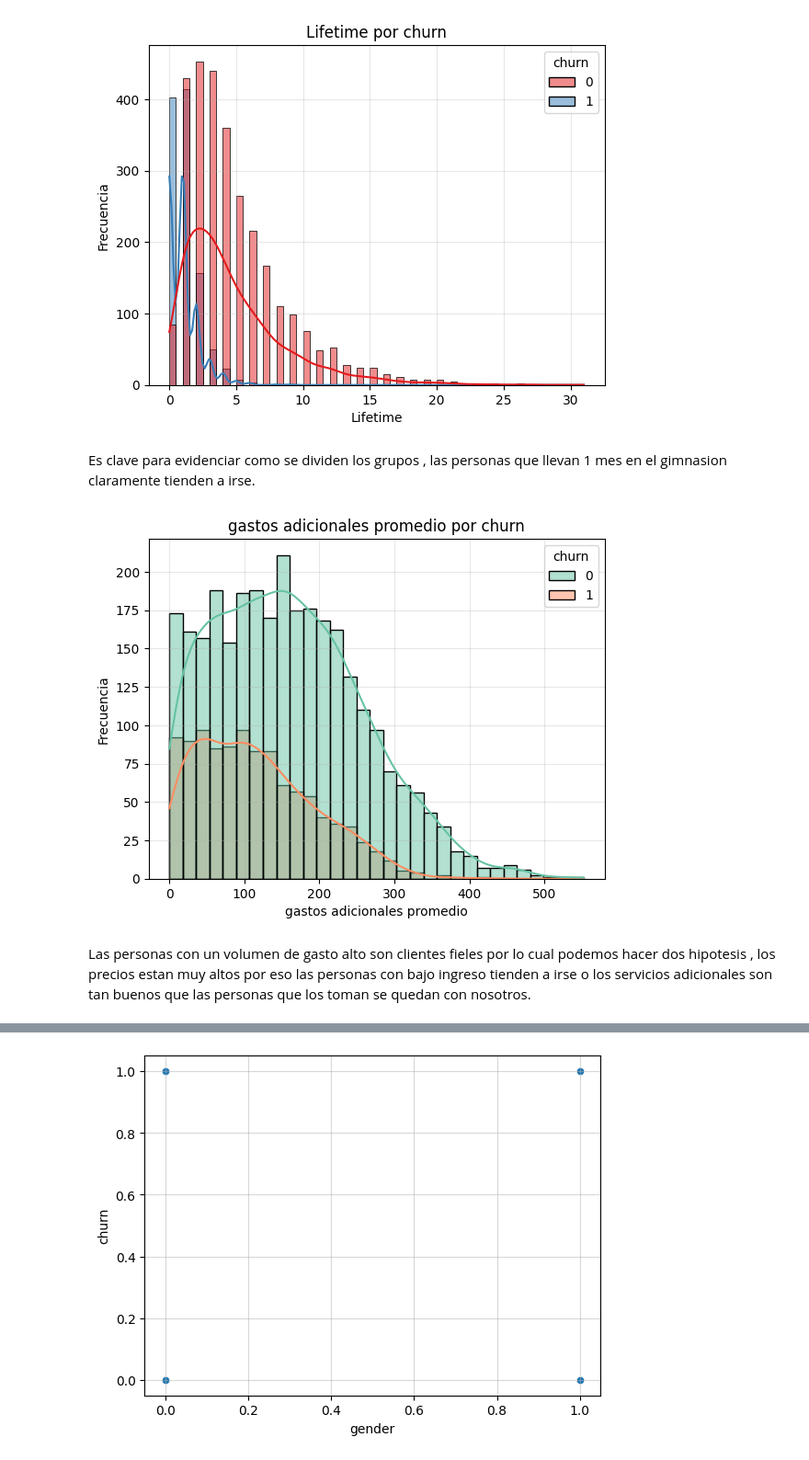
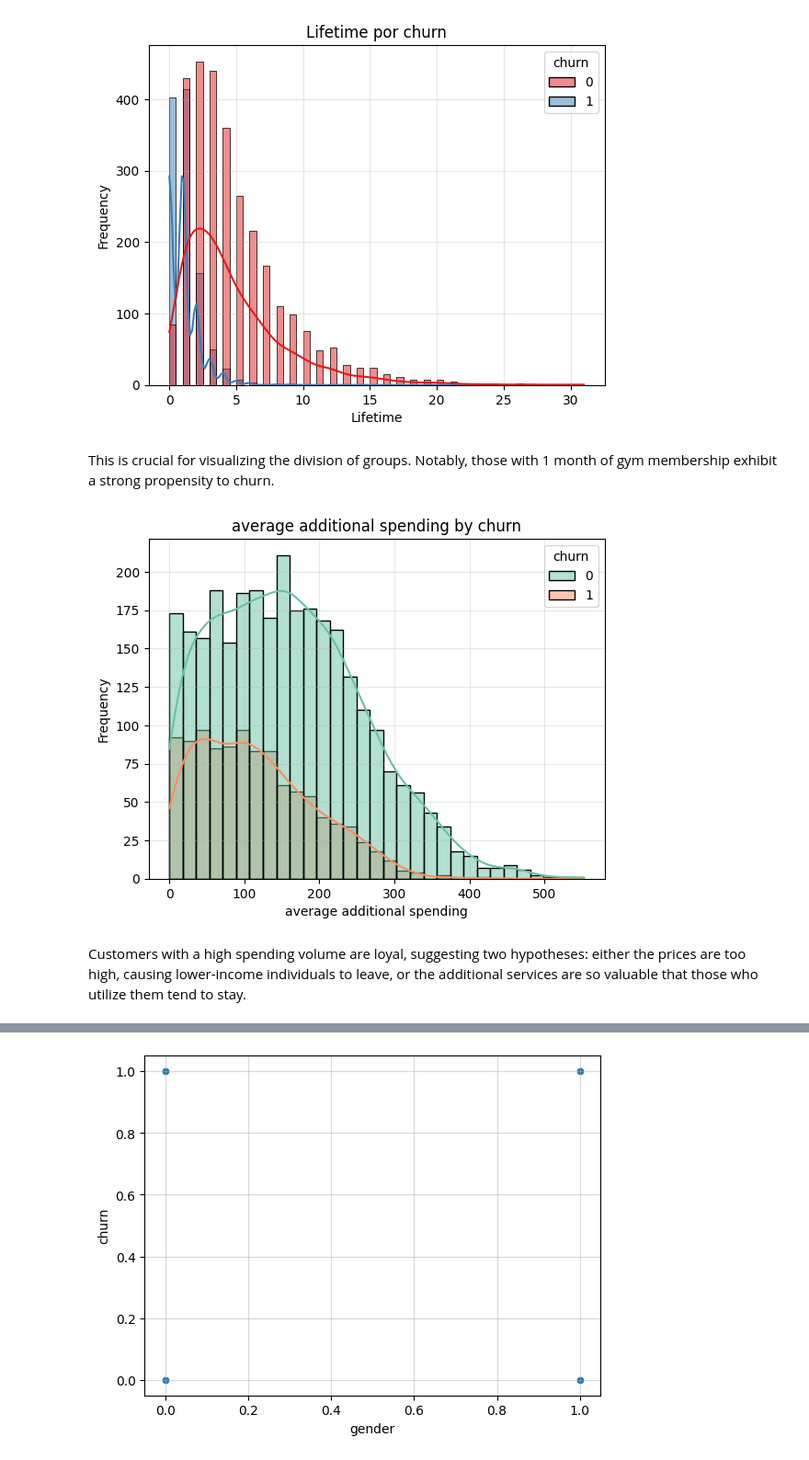
Before and after one commit to Juancanoanalyst/ModelFitness-ML, a Jupyter notebook: notebok.ipynb, the cells around one changed output, grey strips where cells are left out. Shown at 92% size. Drawn from its saved outputs; the diff is of its cells as text; code cells hidden in the pictures.

```diff
--- a/notebok.ipynb
+++ b/notebok.ipynb
@@ -134,18 +148,18 @@ plt.grid(True,alpha=0.3)
 plt.show()
 # %% [output]
 [figure]
-# %% [markdown]
-  Es clave para evidenciar como se dividen los grupos , las personas que llevan 1 mes en el gimnasion claramente tienden a irse.
+# %% [markdown]
+This is crucial for visualizing the division of groups. Notably, those with 1 month of gym membership exhibit a strong propensity to churn.
 # %%
 sns.histplot(data=df , x='avg_additional_charges_total' , hue='churn' , kde=True ,palette ='Set2', alpha=0.5)
-plt.title('gastos adicionales promedio por churn')
-plt.xlabel('gastos adicionales promedio')
-plt.ylabel('Frecuencia')
+plt.title('average additional spending by churn')
+plt.xlabel('average additional spending')
+plt.ylabel('Frequency')
 plt.grid(True,alpha=0.3)
 plt.show()
 # %% [output]
-[figure, old version]
+[figure, new version]
-# %% [markdown]
-Las personas con un volumen de gasto alto son clientes fieles por lo cual podemos hacer dos hipotesis , los precios estan muy altos por eso las personas con bajo ingreso tienden a irse o los servicios adicionales son tan buenos que las personas que los toman se quedan con nosotros.
+# %% [markdown]
+Customers with a high spending volume are loyal, suggesting two hypotheses: either the prices are too high, causing lower-income individuals to leave, or the additional services are so valuable that those who utilize them tend to stay.
 # %%
 sns.histplot(data=df , x='age' , hue='churn' , kde=True ,palette ='Set3', alpha=0.5)
```
Also changed, not shown: parts of 47 cells of this notebook.
